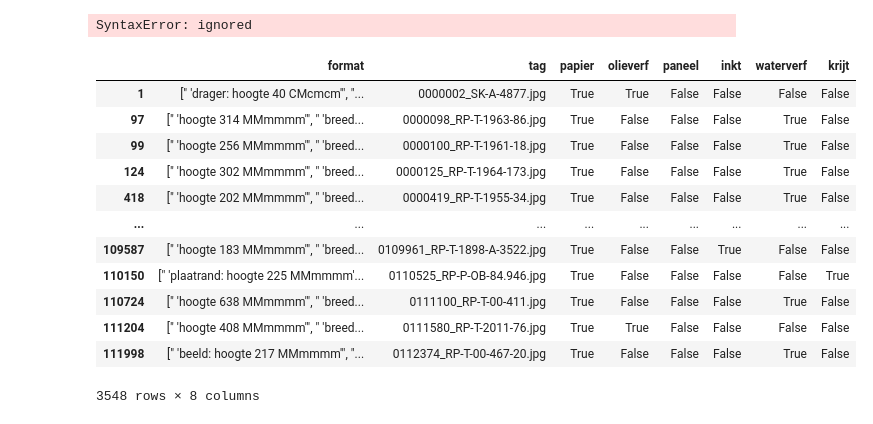
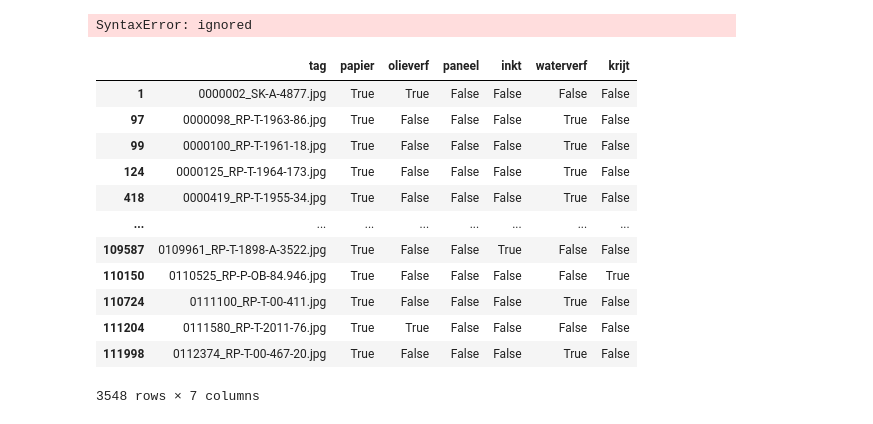
Before and after one commit to XingxinHE/Chief_Curator_Griffin, a Jupyter notebook: 02_Discover_Interesting_Data.ipynb, the cells around one changed output. Cells and saved outputs as stored; diff of their text form; code cells hidden in the pictures.

```diff
--- a/02_Discover_Interesting_Data.ipynb
+++ b/02_Discover_Interesting_Data.ipynb
@@ -1063,18 +1054,19 @@ material_df.drop(material_df.index=not_one_true_index)
 SyntaxError: ignored
 # %%
 not_one_true_index_df = material_df.iloc[not_one_true_index, :]
+not_one_true_index_df.pop('format')
 not_one_true_index_df
 # %% [output]
-|  | format | tag | papier | olieverf | paneel | inkt | waterverf | krijt |
-| 1 | [" 'drager: hoogte 40 CMcmcm'", "... | 0000002_SK-A-4877.jpg | True | True | False | False | False | False |
-| 97 | [" 'hoogte 314 MMmmmm'", " 'breed... | 0000098_RP-T-1963-86.jpg | True | False | False | False | True | False |
-| 99 | [" 'hoogte 256 MMmmmm'", " 'breed... | 0000100_RP-T-1961-18.jpg | True | False | False | False | True | False |
-| 124 | [" 'hoogte 302 MMmmmm'", " 'breed... | 0000125_RP-T-1964-173.jpg | True | False | False | False | True | False |
-| 418 | [" 'hoogte 202 MMmmmm'", " 'breed... | 0000419_RP-T-1955-34.jpg | True | False | False | False | True | False |
-| ... | ... | ... | ... | ... | ... | ... | ... | ... |
-| 109587 | [" 'hoogte 183 MMmmmm'", " 'breed... | 0109961_RP-T-1898-A-3522.jpg | True | False | False | True | False | False |
-| 110150 | [" 'plaatrand: hoogte 225 MMmmmm'... | 0110525_RP-P-OB-84.946.jpg | True | False | False | False | False | True |
-| 110724 | [" 'hoogte 638 MMmmmm'", " 'breed... | 0111100_RP-T-00-411.jpg | True | False | False | False | True | False |
-| 111204 | [" 'hoogte 408 MMmmmm'", " 'breed... | 0111580_RP-T-2011-76.jpg | True | True | False | False | False | False |
-| 111998 | [" 'beeld: hoogte 217 MMmmmm'", "... | 0112374_RP-T-00-467-20.jpg | True | False | False | False | True | False |
+|  | tag | papier | olieverf | paneel | inkt | waterverf | krijt |
+| 1 | 0000002_SK-A-4877.jpg | True | True | False | False | False | False |
+| 97 | 0000098_RP-T-1963-86.jpg | True | False | False | False | True | False |
+| 99 | 0000100_RP-T-1961-18.jpg | True | False | False | False | True | False |
+| 124 | 0000125_RP-T-1964-173.jpg | True | False | False | False | True | False |
+| 418 | 0000419_RP-T-1955-34.jpg | True | False | False | False | True | False |
+| ... | ... | ... | ... | ... | ... | ... | ... |
+| 109587 | 0109961_RP-T-1898-A-3522.jpg | True | False | False | True | False | False |
+| 110150 | 0110525_RP-P-OB-84.946.jpg | True | False | False | False | False | True |
+| 110724 | 0111100_RP-T-00-411.jpg | True | False | False | False | True | False |
+| 111204 | 0111580_RP-T-2011-76.jpg | True | True | False | False | False | False |
+| 111998 | 0112374_RP-T-00-467-20.jpg | True | False | False | False | True | False |
-3548 rows × 8 columns
+3548 rows × 7 columns
```
Also changed, not shown: parts of 23 cells of this notebook.
